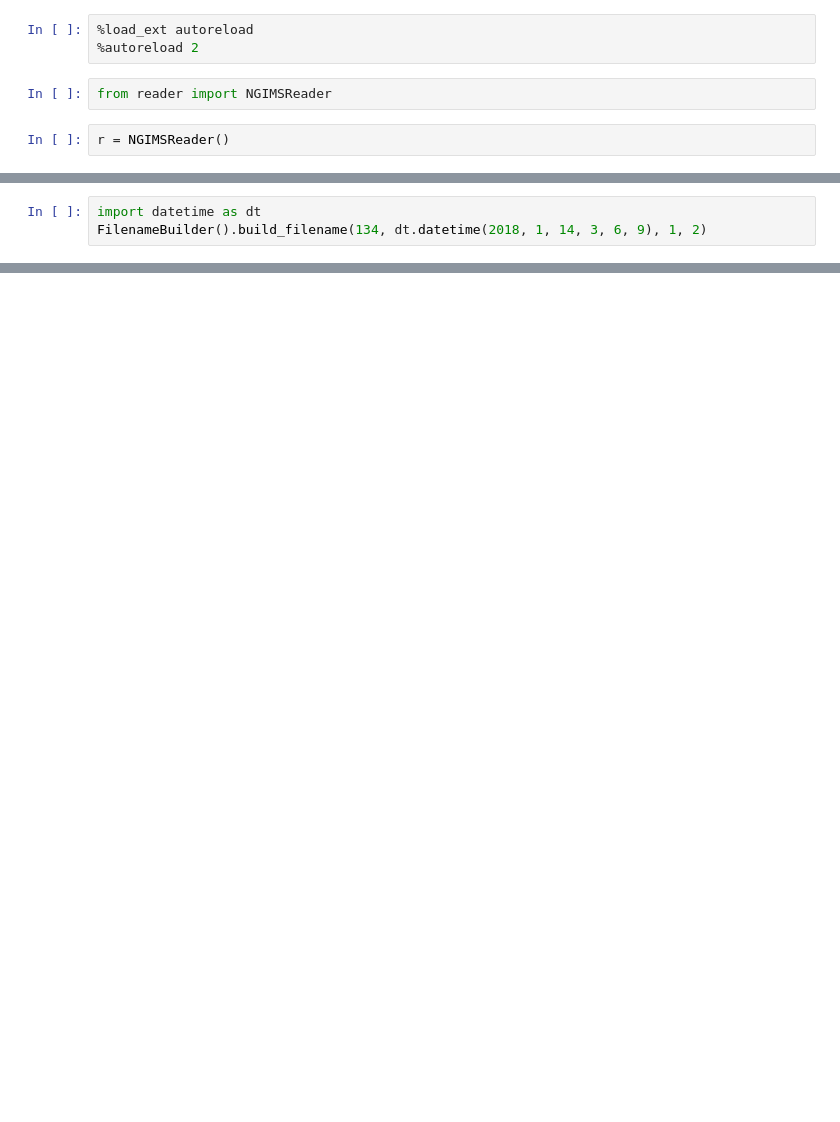
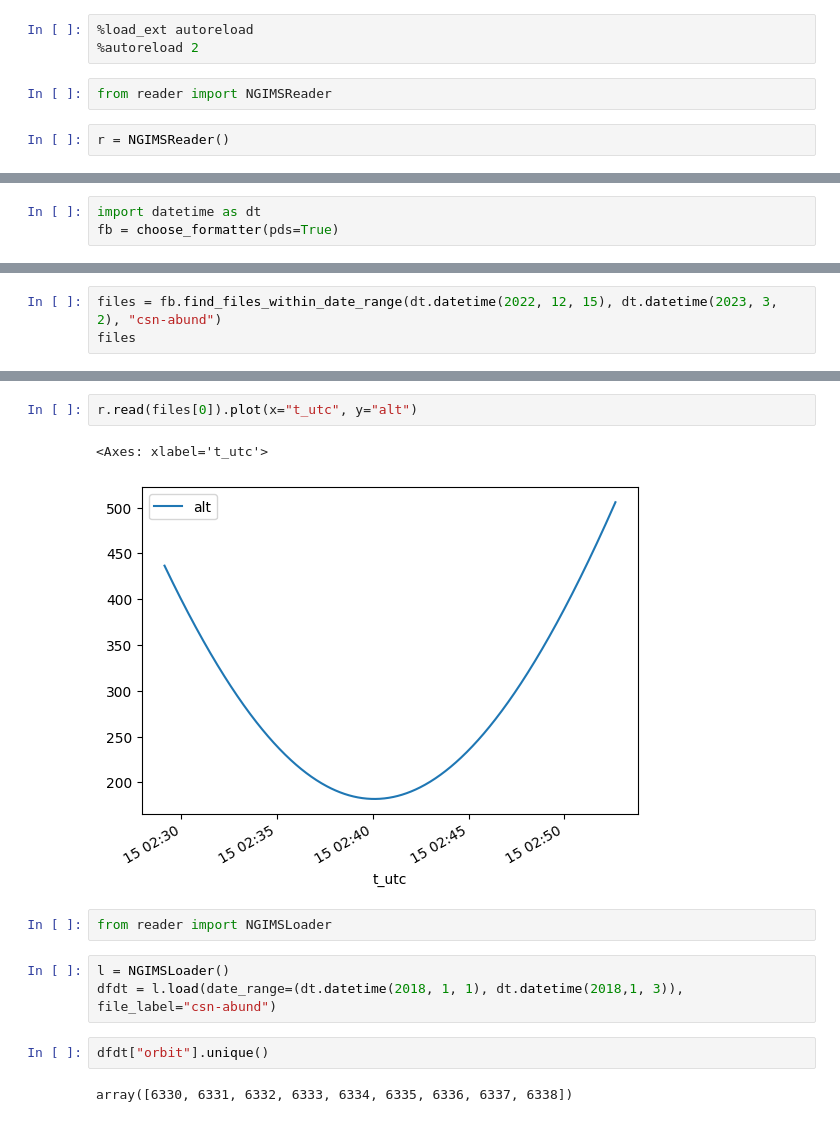
Before and after one commit to marek-slipski/NGIMS-hp, a Jupyter notebook: src/dev_reader.ipynb, the cells around one changed output, grey strips where cells are left out. Drawn from its saved outputs; the diff is of its cells as text; blank space fills up the shorter version.

Commit message:
clean up readers. start hp fit in nb

```diff
--- a/src/dev_reader.ipynb
+++ b/src/dev_reader.ipynb
@@ -13,3 +13,3 @@ from data_path_handler import FilenameBuilder
 # %%
 import datetime as dt
-FilenameBuilder().build_filename(134, dt.datetime(2018, 1, 14, 3, 6, 9), 1, 2)
+fb = choose_formatter(pds=True)
@@ -17,0 +16,3 @@ FilenameBuilder().build_filename(134, dt.datetime(2018, 1, 14, 3, 6, 9), 1, 2)
+# %%
+files = fb.find_files_within_date_range(dt.datetime(2022, 12, 15), dt.datetime(2023, 3, 2), "csn-abund")
+files
@@ -17,0 +42,14 @@ FilenameBuilder().build_filename(134, dt.datetime(2018, 1, 14, 3, 6, 9), 1, 2)
+# %%
+r.read(files[0]).plot(x="t_utc", y="alt")
+# %% [output]
+<Axes: xlabel='t_utc'>
+[figure, added]
+# %%
+from reader import NGIMSLoader
+# %%
+l = NGIMSLoader()
+dfdt = l.load(date_range=(dt.datetime(2018, 1, 1), dt.datetime(2018,1, 3)), file_label="csn-abund")
+# %%
+dfdt["orbit"].unique()
+# %% [output]
+array([6330, 6331, 6332, 6333, 6334, 6335, 6336, 6337, 6338])
```
Also changed, not shown: parts of 13 cells of this notebook, 2 other files.
